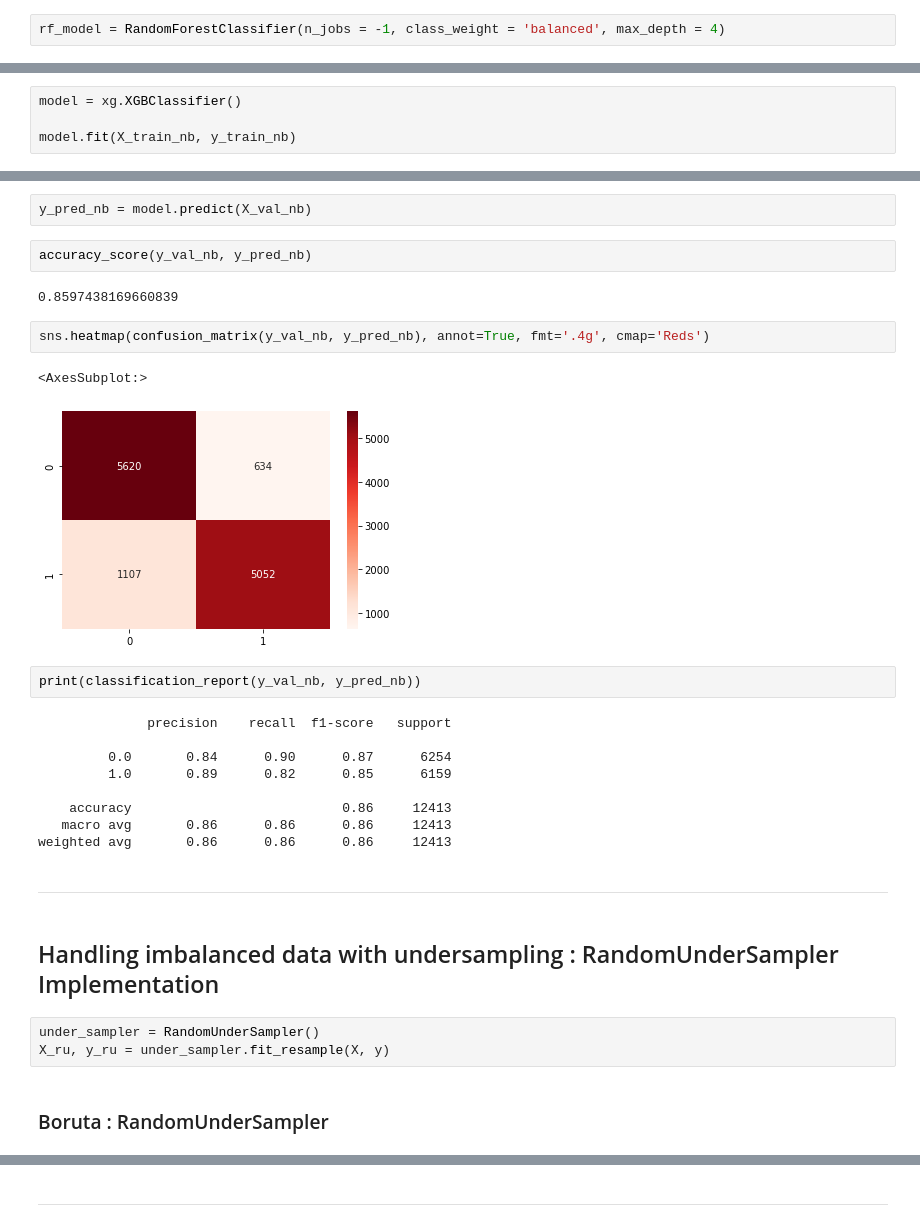
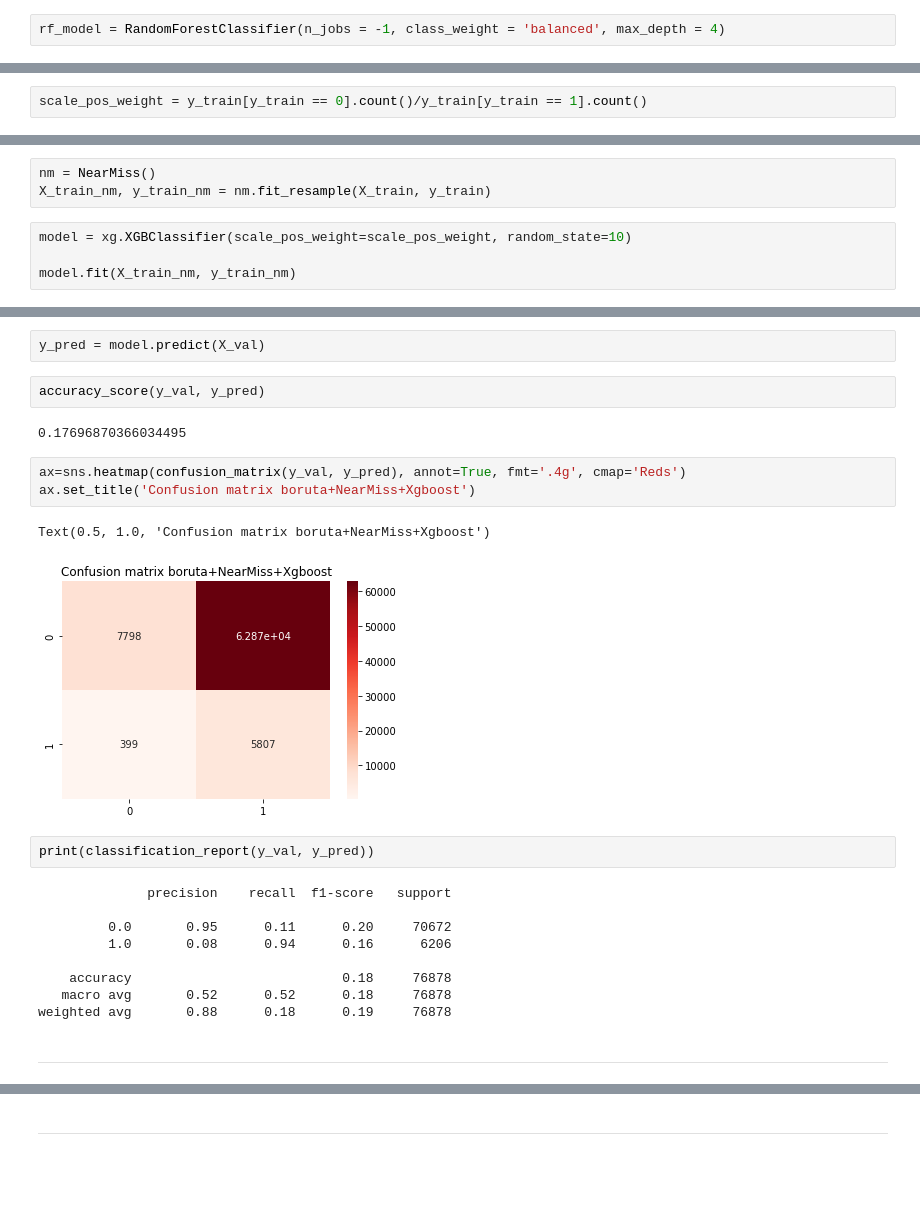
Before and after one commit to eltarr-kawther/Credit-Scoring, a Jupyter notebook: Notebooks/FeatureSelection.ipynb, the cells around one changed output, grey strips where cells are left out. Cells and saved outputs as stored; diff of their text form; blank space fills up the shorter version.

```diff
--- a/Notebooks/FeatureSelection.ipynb
+++ b/Notebooks/FeatureSelection.ipynb
@@ -268,0 +308,2 @@ X_train_nb, X_val_nb, y_train_nb, y_val_nb = train_test_split(X_nm_boruta, y_nm,
+# %%
+scale_pos_weight = y_train[y_train == 0].count()/y_train[y_train == 1].count()
@@ -269,6 +312,9 @@ X_train_nb, X_val_nb, y_train_nb, y_val_nb = train_test_split(X_nm_boruta, y_nm,
+# %%
+nm = NearMiss()
+X_train_nm, y_train_nm = nm.fit_resample(X_train, y_train)
 # %%
-model = xg.XGBClassifier()
+model = xg.XGBClassifier(scale_pos_weight=scale_pos_weight, random_state=10)
 
-model.fit(X_train_nb, y_train_nb)
+model.fit(X_train_nm, y_train_nm)
 # %% [output]
 The use of label encoder in XGBClassifier is deprecated and will be removed in a future release. To remove this warning, do the following: 1) Pass option use_label_encoder=False when constructing XGBC ...
@@ -285,31 +332,25 @@ XGBClassifier(base_score=0.5, booster='gbtree', colsample_bylevel=1,
 # %%
-y_pred_nb = model.predict(X_val_nb)
+y_pred = model.predict(X_val)
 # %%
-accuracy_score(y_val_nb, y_pred_nb)
+accuracy_score(y_val, y_pred)
 # %% [output]
-0.8597438169660839
+0.17696870366034495
 # %%
-sns.heatmap(confusion_matrix(y_val_nb, y_pred_nb), annot=True, fmt='.4g', cmap='Reds')
+ax=sns.heatmap(confusion_matrix(y_val, y_pred), annot=True, fmt='.4g', cmap='Reds')
+ax.set_title('Confusion matrix boruta+NearMiss+Xgboost')
 # %% [output]
-<AxesSubplot:>
+Text(0.5, 1.0, 'Confusion matrix boruta+NearMiss+Xgboost')
-[figure, old version]
+[figure, new version]
 # %%
-print(classification_report(y_val_nb, y_pred_nb))
+print(classification_report(y_val, y_pred))
 # %% [output]
               precision    recall  f1-score   support
 
-         0.0       0.84      0.90      0.87      6254
-         1.0       0.89      0.82      0.85      6159
+         0.0       0.95      0.11      0.20     70672
+         1.0       0.08      0.94      0.16      6206
 
-    accuracy                           0.86     12413
-   macro avg       0.86      0.86      0.86     12413
-weighted avg       0.86      0.86      0.86     12413
+    accuracy                           0.18     76878
+   macro avg       0.52      0.52      0.18     76878
+weighted avg       0.88      0.18      0.19     76878
 # %% [markdown]
 -----------------------------------------------------------------
-# %% [markdown]
-## Handling imbalanced data with undersampling : RandomUnderSampler Implementation
-# %%
-under_sampler = RandomUnderSampler()
-X_ru, y_ru = under_sampler.fit_resample(X, y)
-# %% [markdown]
-### Boruta : RandomUnderSampler
```
Also changed, not shown: parts of 62 cells of this notebook.
